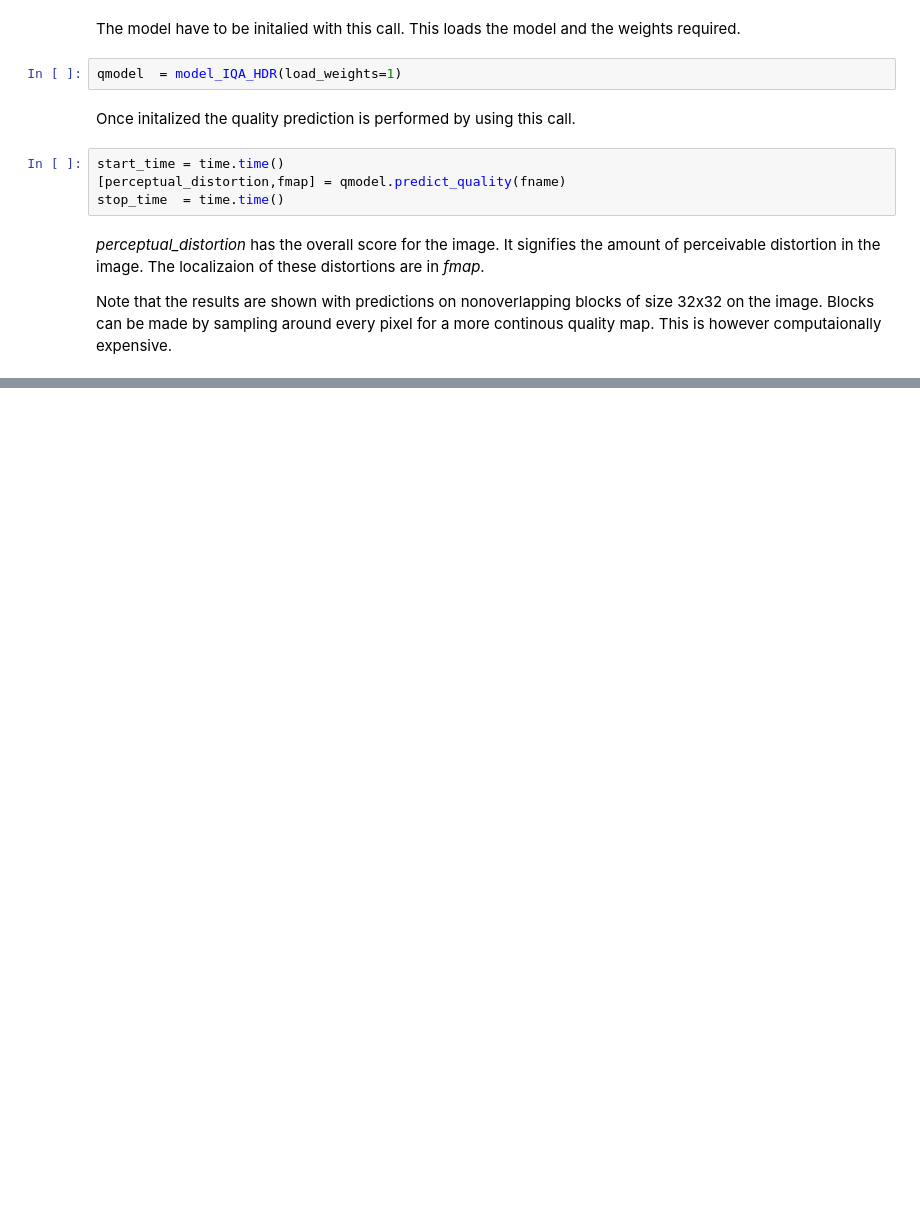
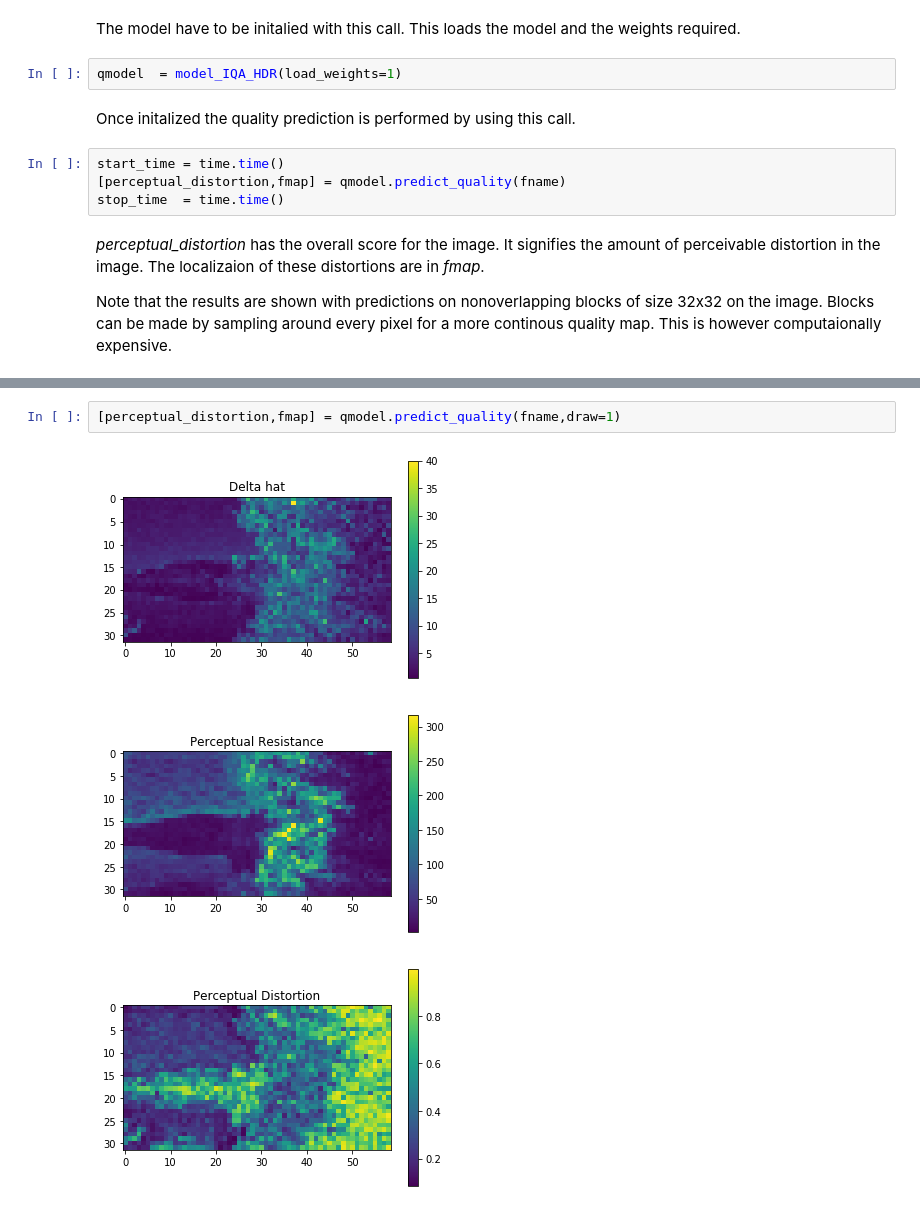
Before and after one commit to kamballu/HDR-NRIQA-PCNN, a Jupyter notebook: docs/readme.ipynb, the cells around one changed output, grey strips where cells are left out. Cells and saved outputs as stored; diff of their text form; blank space fills up the shorter version.

Commit message:
Improving visualizations

```diff
--- a/docs/readme.ipynb
+++ b/docs/readme.ipynb
@@ -54,0 +58,6 @@ plt.show()
+# %%
+[perceptual_distortion,fmap] = qmodel.predict_quality(fname,draw=1)
+# %% [output]
+[figure, added]
+[figure, added]
+[figure, added]
```
Also changed, not shown: parts of 3 cells of this notebook, 8 other files.
